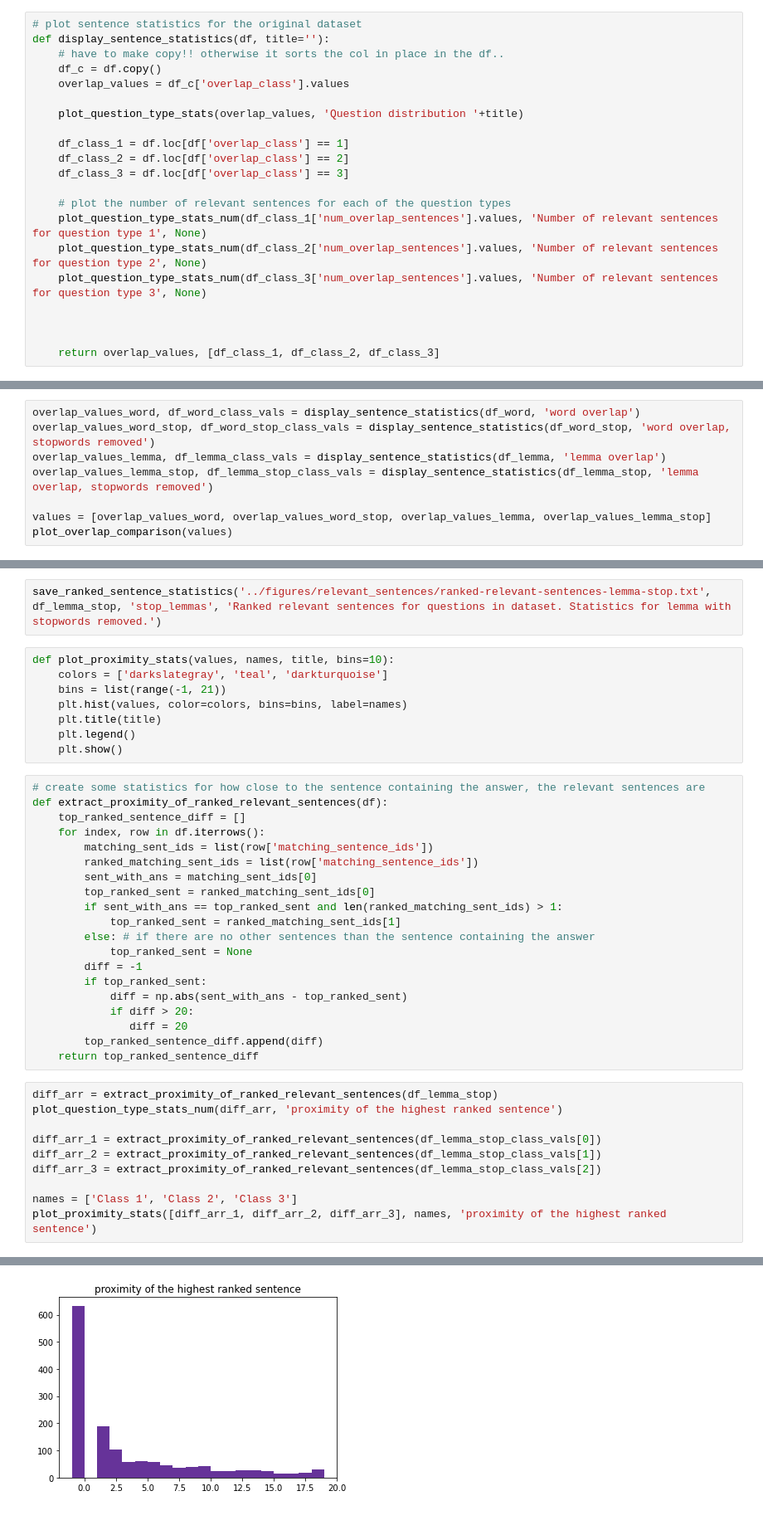
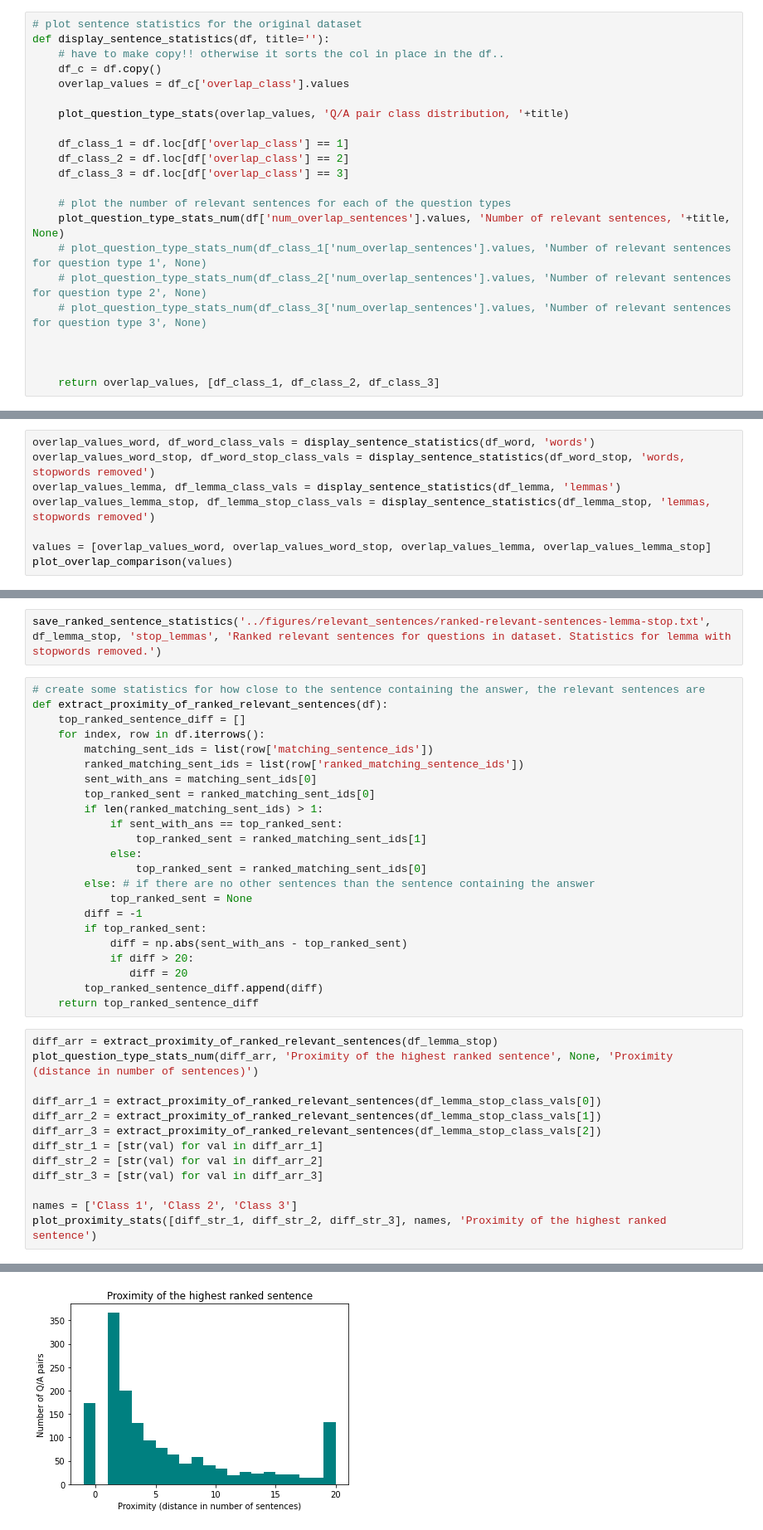
Before and after one commit to filippak/rc-answer-generation, a Jupyter notebook: data-analysis/data_analysis/relevant_sentence_stats.ipynb, the cells around one changed output, grey strips where cells are left out. Shown at 83% size. Saved outputs shown, nothing was run; the diff lists cells and outputs as text.

```diff
--- a/data-analysis/data_analysis/relevant_sentence_stats.ipynb
+++ b/data-analysis/data_analysis/relevant_sentence_stats.ipynb
@@ -57,16 +61,17 @@ def display_sentence_statistics(df, title=''):
     df_c = df.copy()
     overlap_values = df_c['overlap_class'].values
 
-    plot_question_type_stats(overlap_values, 'Question distribution '+title)
+    plot_question_type_stats(overlap_values, 'Q/A pair class distribution, '+title)
 
     df_class_1 = df.loc[df['overlap_class'] == 1]
     df_class_2 = df.loc[df['overlap_class'] == 2]
     df_class_3 = df.loc[df['overlap_class'] == 3]
 
     # plot the number of relevant sentences for each of the question types
-    plot_question_type_stats_num(df_class_1['num_overlap_sentences'].values, 'Number of relevant sentences for question type 1', None)
-    plot_question_type_stats_num(df_class_2['num_overlap_sentences'].values, 'Number of relevant sentences for question type 2', None)
-    plot_question_type_stats_num(df_class_3['num_overlap_sentences'].values, 'Number of relevant sentences for question type 3', None)
+    plot_question_type_stats_num(df['num_overlap_sentences'].values, 'Number of relevant sentences, '+title, None)
+    # plot_question_type_stats_num(df_class_1['num_overlap_sentences'].values, 'Number of relevant sentences for question type 1', None)
+    # plot_question_type_stats_num(df_class_2['num_overlap_sentences'].values, 'Number of relevant sentences for question type 2', None)
+    # plot_question_type_stats_num(df_class_3['num_overlap_sentences'].values, 'Number of relevant sentences for question type 3', None)
 
 
 
@@ -111,8 +102,8 @@ max:  59
 # %%
-overlap_values_word, df_word_class_vals = display_sentence_statistics(df_word, 'word overlap')
-overlap_values_word_stop, df_word_stop_class_vals = display_sentence_statistics(df_word_stop, 'word overlap, stopwords removed')
-overlap_values_lemma, df_lemma_class_vals = display_sentence_statistics(df_lemma, 'lemma overlap')
-overlap_values_lemma_stop, df_lemma_stop_class_vals = display_sentence_statistics(df_lemma_stop, 'lemma overlap, stopwords removed')
+overlap_values_word, df_word_class_vals = display_sentence_statistics(df_word, 'words')
+overlap_values_word_stop, df_word_stop_class_vals = display_sentence_statistics(df_word_stop, 'words, stopwords removed')
+overlap_values_lemma, df_lemma_class_vals = display_sentence_statistics(df_lemma, 'lemmas')
+overlap_values_lemma_stop, df_lemma_stop_class_vals = display_sentence_statistics(df_lemma_stop, 'lemmas, stopwords removed')
 
 values = [overlap_values_word, overlap_values_word_stop, overlap_values_lemma, overlap_values_lemma_stop]
 plot_overlap_comparison(values)
@@ -194,25 +174,20 @@ def save_ranked_sentence_statistics(filename, df, type, title):
                 out.write(sent + '\n')
 # %%
 save_ranked_sentence_statistics('../figures/relevant_sentences/ranked-relevant-sentences-lemma-stop.txt', df_lemma_stop, 'stop_lemmas', 'Ranked relevant sentences for questions in dataset. Statistics for lemma with stopwords removed.')
-# %%
-def plot_proximity_stats(values, names, title, bins=10):
-    colors = ['darkslategray', 'teal', 'darkturquoise']
-    bins = list(range(-1, 21))
-    plt.hist(values, color=colors, bins=bins, label=names)
-    plt.title(title)
-    plt.legend()
-    plt.show()
 # %%
 # create some statistics for how close to the sentence containing the answer, the relevant sentences are
 def extract_proximity_of_ranked_relevant_sentences(df):
     top_ranked_sentence_diff = []
     for index, row in df.iterrows():
         matching_sent_ids = list(row['matching_sentence_ids'])
-        ranked_matching_sent_ids = list(row['matching_sentence_ids'])
+        ranked_matching_sent_ids = list(row['ranked_matching_sentence_ids'])
         sent_with_ans = matching_sent_ids[0]
         top_ranked_sent = ranked_matching_sent_ids[0]
-        if sent_with_ans == top_ranked_sent and len(ranked_matching_sent_ids) > 1:
-            top_ranked_sent = ranked_matching_sent_ids[1]
+        if len(ranked_matching_sent_ids) > 1:
+            if sent_with_ans == top_ranked_sent:
+                top_ranked_sent = ranked_matching_sent_ids[1]
+            else:
+                top_ranked_sent = ranked_matching_sent_ids[0]
         else: # if there are no other sentences than the sentence containing the answer
             top_ranked_sent = None
         diff = -1
@@ -224,12 +199,15 @@ def extract_proximity_of_ranked_relevant_sentences(df):
     return top_ranked_sentence_diff
 # %%
 diff_arr = extract_proximity_of_ranked_relevant_sentences(df_lemma_stop)
-plot_question_type_stats_num(diff_arr, 'proximity of the highest ranked sentence')
+plot_question_type_stats_num(diff_arr, 'Proximity of the highest ranked sentence', None, 'Proximity (distance in number of sentences)')
 
 diff_arr_1 = extract_proximity_of_ranked_relevant_sentences(df_lemma_stop_class_vals[0])
 diff_arr_2 = extract_proximity_of_ranked_relevant_sentences(df_lemma_stop_class_vals[1])
 diff_arr_3 = extract_proximity_of_ranked_relevant_sentences(df_lemma_stop_class_vals[2])
+diff_str_1 = [str(val) for val in diff_arr_1]
+diff_str_2 = [str(val) for val in diff_arr_2]
+diff_str_3 = [str(val) for val in diff_arr_3]
 
 names = ['Class 1', 'Class 2', 'Class 3']
-plot_proximity_stats([diff_arr_1, diff_arr_2, diff_arr_3], names, 'proximity of the highest ranked sentence')
+plot_proximity_stats([diff_str_1, diff_str_2, diff_str_3], names, 'Proximity of the highest ranked sentence')
 # %% [output]
@@ -238 +214 @@ max:  20
-[figure, old version]
+[figure, new version]
```
Also changed, not shown: parts of 7 cells of this notebook, 8 other files.
